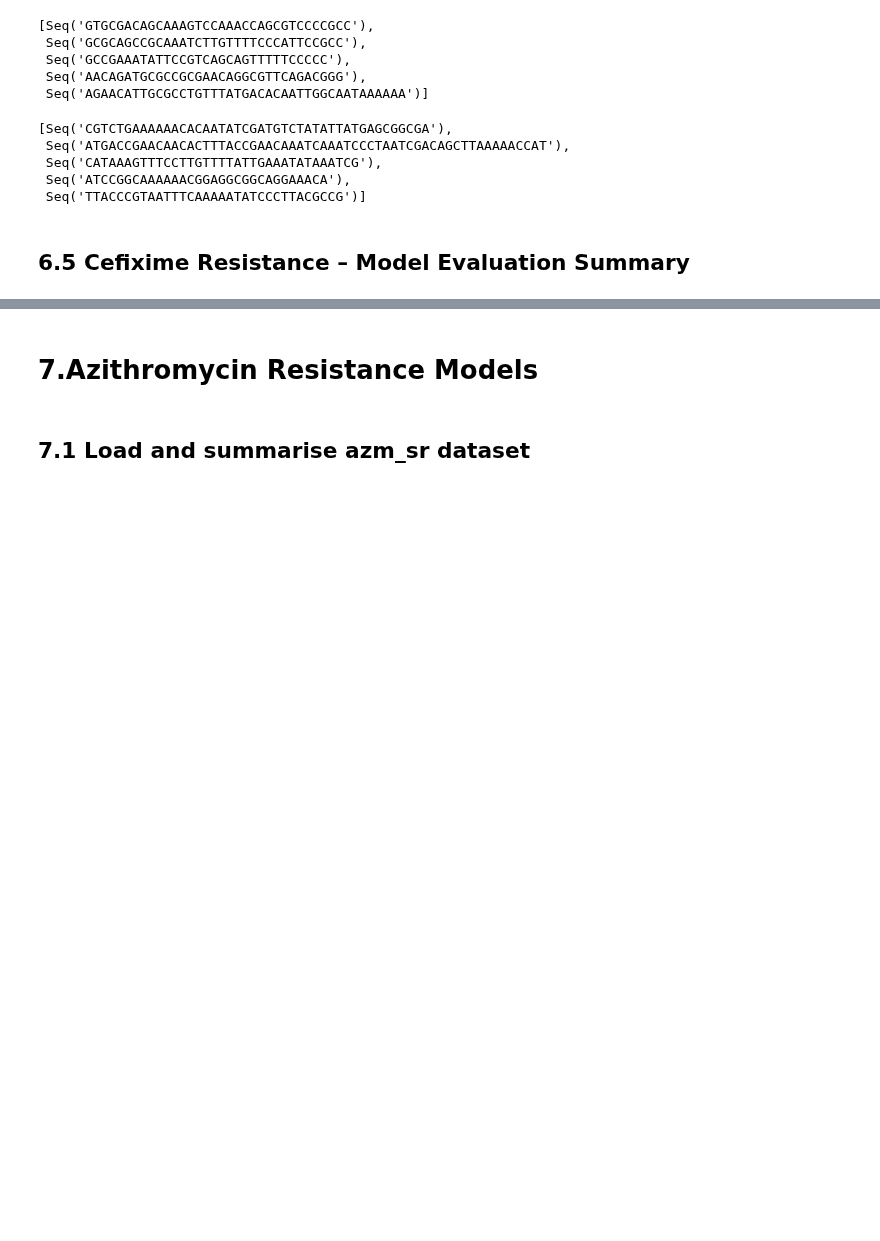
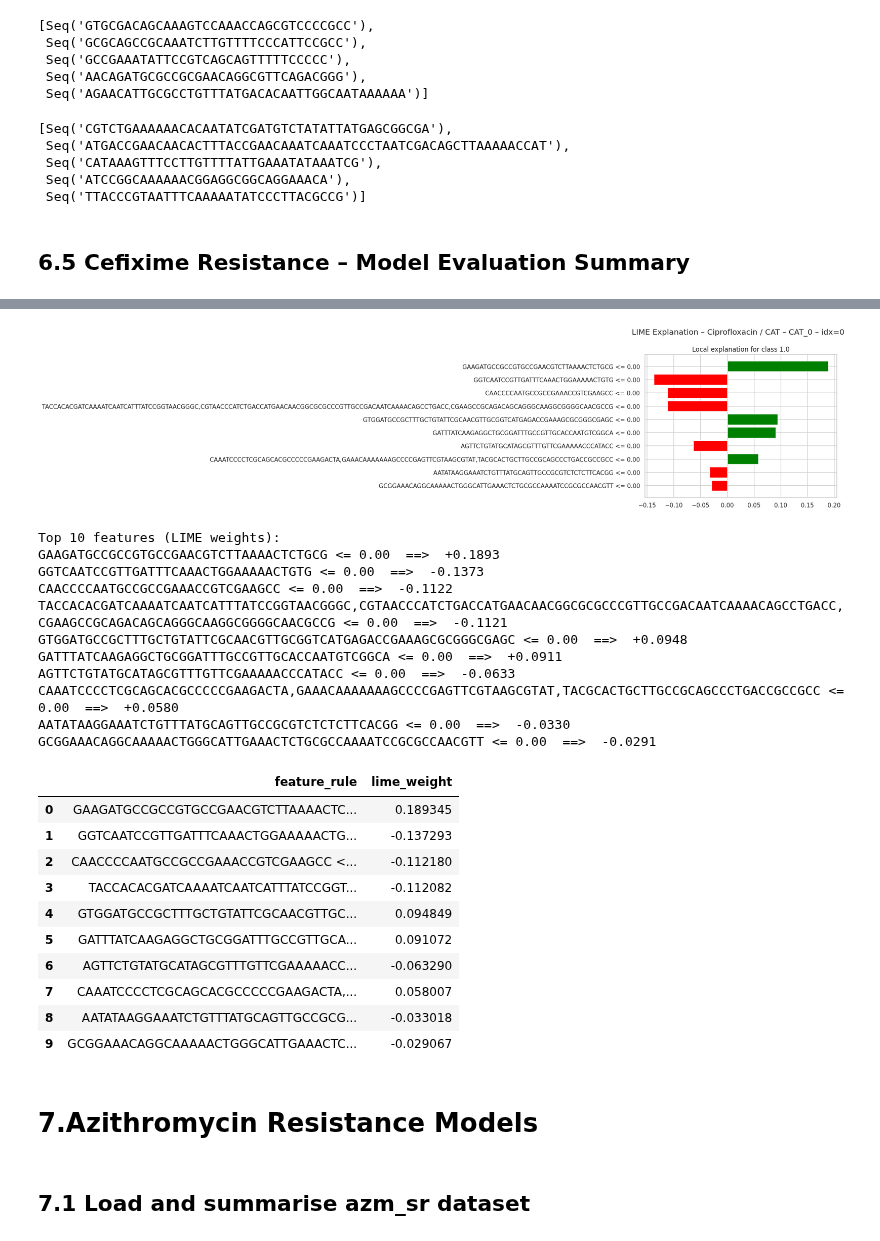
Before and after one commit to MrEktirir/Antibiotics-Resistance-Prediction, a Jupyter notebook: Notebooks/main.ipynb, the cells around one changed output, grey strips where cells are left out. Cells and saved outputs as stored; diff of their text form; code cells hidden in the pictures; blank space fills up the shorter version.

```diff
--- a/Notebooks/main.ipynb
+++ b/Notebooks/main.ipynb
@@ -1784,3 +1839,78 @@ plt.show()
+# %%
+# 1) Pick the CAT model key (prefer GS_CAT_* over CAT_*)
+cat_keys = [k for k in getattr(eval1, "store_models", {}).keys() if k.startswith("GS_CAT_")] \
+           or [k for k in getattr(eval1, "store_models", {}).keys() if k.startswith("CAT_")]
+if not cat_keys:
+    raise RuntimeError("No CatBoost model found for Ciprofloxacin. Please run the CAT training cells first.")
+cat_key   = sorted(cat_keys)[0]
+cat_model = eval1.store_models[cat_key]
+
+# 2) Build the feature matrix (drop target) and class names
+X_cip = eval1.X.drop(columns=[eval1.target_name], errors="ignore").copy()
+y_cip = getattr(eval1, "y", None)
+class_names = ["0","1"] if y_cip is None else [str(c) for c in sorted(pd.unique(y_cip))]
+
+# 3) Create a LIME tabular explainer on the training data
+explainer = LimeTabularExplainer(
+    training_data=X_cip.values,
+    feature_names=X_cip.columns.tolist(),
+    class_names=class_names,
+    mode="classification",
+    discretize_continuous=True
+)
+
+# 4) Choose an instance to explain and define predict_fn
+instance_idx = 0          # change as needed (e.g., 10, 25, ...)
+num_features = 10         # number of top contributing features to list
+num_samples  = 5000       # number of synthetic samples LIME will generate
+
+x0 = X_cip.iloc[instance_idx].values
+predict_fn = lambda data: cat_model.predict_proba(pd.DataFrame(data, columns=X_cip.columns))
+
+# 5) Generate the explanation and visualize it
+exp = explainer.explain_instance(
+    data_row=x0,
+    predict_fn=predict_fn,
+    num_features=num_features,
+    num_samples=num_samples
+)
+
+fig = exp.as_pyplot_figure()
+_ = fig.suptitle(f"LIME Explanation – Ciprofloxacin / CAT – {cat_key} – idx={instance_idx}", y=1.02)
+plt.show()
+
+# 6) Human-readable list (feature rule, weight) + DataFrame
+pairs = exp.as_list()  # [(feature_rule, weight), ...]
+print(f"\nTop {num_features} features (LIME weights):")
+for f, w in pairs:
+    print(f"{f}  ==>  {w:+.4f}")
+
+top_df = pd.DataFrame(pairs, columns=["feature_rule", "lime_weight"])
+display(top_df)
+# %% [output]
+[figure, added]
+Top 10 features (LIME weights):
+GAAGATGCCGCCGTGCCGAACGTCTTAAAACTCTGCG <= 0.00  ==>  +0.1893
+GGTCAATCCGTTGATTTCAAACTGGAAAAACTGTG <= 0.00  ==>  -0.1373
+CAACCCCAATGCCGCCGAAACCGTCGAAGCC <= 0.00  ==>  -0.1122
+TACCACACGATCAAAATCAATCATTTATCCGGTAACGGGC,CGTAACCCATCTGACCATGAACAACGGCGCGCCCGTTGCCGACAATCAAAACAGCCTGACC,CGAAGCCGCAGACAGCAGGGCAAGGCGGGGCAACGCCG <= 0.00  ==>  -0.1121
+GTGGATGCCGCTTTGCTGTATTCGCAACGTTGCGGTCATGAGACCGAAAGCGCGGGCGAGC <= 0.00  ==>  +0.0948
+GATTTATCAAGAGGCTGCGGATTTGCCGTTGCACCAATGTCGGCA <= 0.00  ==>  +0.0911
+AGTTCTGTATGCATAGCGTTTGTTCGAAAAACCCATACC <= 0.00  ==>  -0.0633
+CAAATCCCCTCGCAGCACGCCCCCGAAGACTA,GAAACAAAAAAAGCCCCGAGTTCGTAAGCGTAT,TACGCACTGCTTGCCGCAGCCCTGACCGCCGCC <= 0.00  ==>  +0.0580
+AATATAAGGAAATCTGTTTATGCAGTTGCCGCGTCTCTCTTCACGG <= 0.00  ==>  -0.0330
+GCGGAAACAGGCAAAAACTGGGCATTGAAACTCTGCGCCAAAATCCGCGCCAACGTT <= 0.00  ==>  -0.0291
+|  | feature_rule | lime_weight |
+| 0 | GAAGATGCCGCCGTGCCGAACGTCTTAAAACTC... | 0.189345 |
+| 1 | GGTCAATCCGTTGATTTCAAACTGGAAAAACTG... | -0.137293 |
+| 2 | CAACCCCAATGCCGCCGAAACCGTCGAAGCC <... | -0.112180 |
+| 3 | TACCACACGATCAAAATCAATCATTTATCCGGT... | -0.112082 |
+| 4 | GTGGATGCCGCTTTGCTGTATTCGCAACGTTGC... | 0.094849 |
+| 5 | GATTTATCAAGAGGCTGCGGATTTGCCGTTGCA... | 0.091072 |
+| 6 | AGTTCTGTATGCATAGCGTTTGTTCGAAAAACC... | -0.063290 |
+| 7 | CAAATCCCCTCGCAGCACGCCCCCGAAGACTA,... | 0.058007 |
+| 8 | AATATAAGGAAATCTGTTTATGCAGTTGCCGCG... | -0.033018 |
+| 9 | GCGGAAACAGGCAAAAACTGGGCATTGAAACTC... | -0.029067 |
 # %% [markdown]
 # 7.Azithromycin Resistance Models
 # %% [markdown]
```
Also changed, not shown: parts of 36 cells of this notebook.
